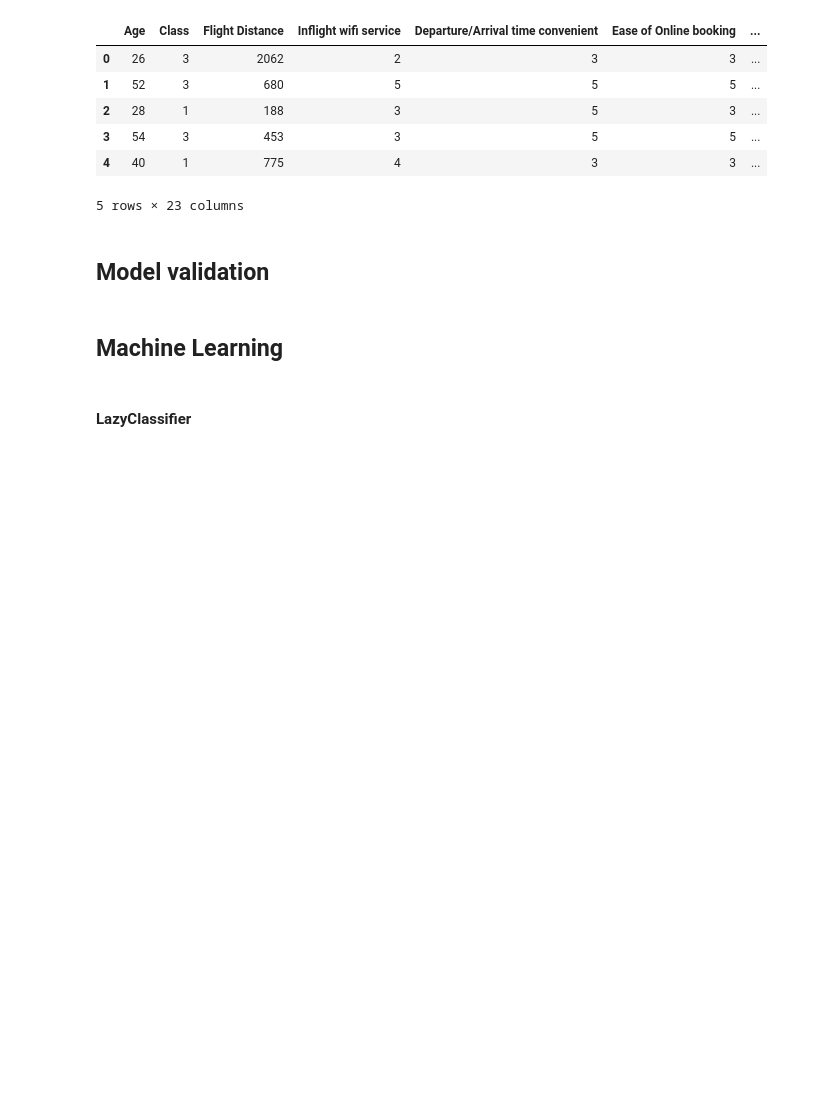
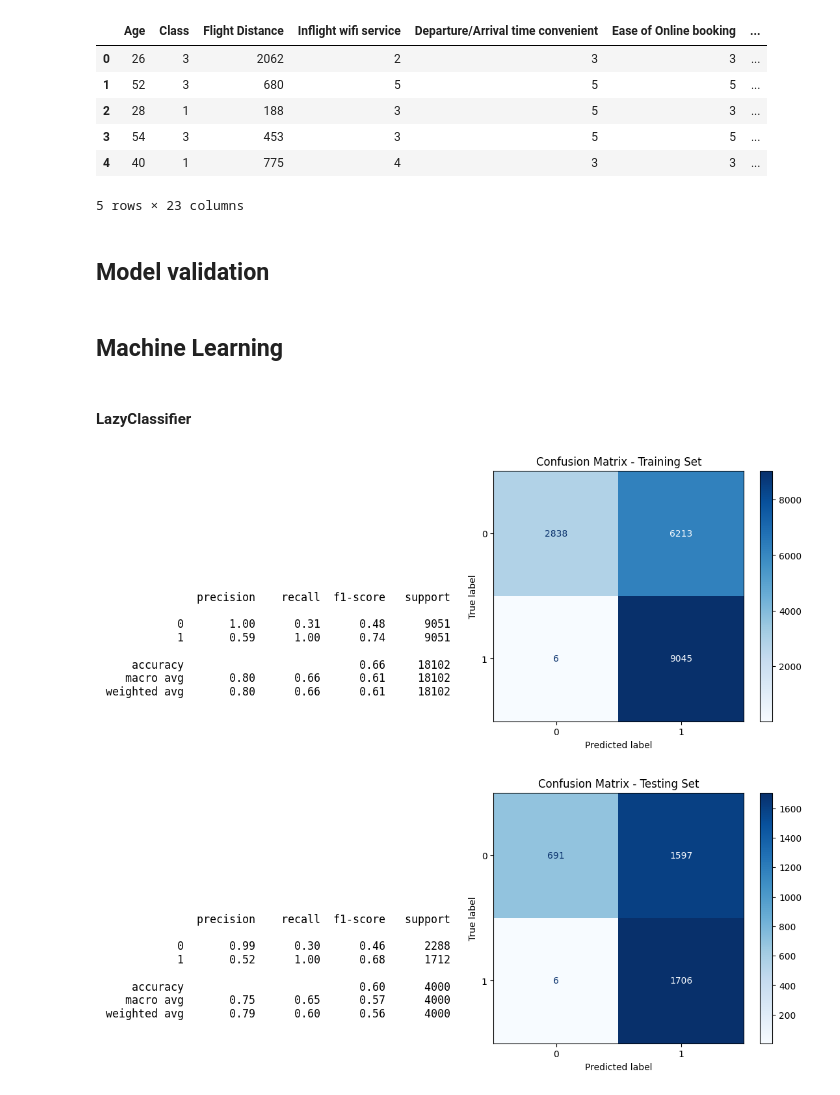
Before and after one commit to shintaronakamura28/airline_customer_satisfaction, a Jupyter notebook: notebooks/ml.ipynb, the cells around one changed output. Saved outputs shown, nothing was run; the diff lists cells and outputs as text; code cells hidden in the pictures; blank space fills up the shorter version.

Commit message:
finished building models, finished visualizing the confusion matrix, finished feature importance

```diff
--- a/notebooks/ml.ipynb
+++ b/notebooks/ml.ipynb
@@ -76,0 +91,47 @@ def create_lazy_classifier():
+# %%
+# Import library
+import lightgbm as lgb
+# Instantiate the LGBMClassifier
+lgbm_model = lgb.LGBMClassifier(verbose=0, random_state=42)
+# Create and save predictions
+train_preds, test_preds = train_and_predict_model(X_train_balanced_df, y_train_balanced, X_test_transformed_df, preprocessor, lgbm_model)
+# %%
+# Function to predict and compare the models
+def evaluate_models(model, X_train, y_train, X_test, y_test):
+
+    # Create prediction on the training set
+    train_preds = np.rint(model.predict(X_train))
+    test_preds = np.rint(model.predict(X_test))
+
+    # Classification report on train set
+    train_report = classification_report(y_train, train_preds)
+    test_report = classification_report(y_test, test_preds)
+
+    # Confusion matrix for the training set
+    cm_train = confusion_matrix(y_train, train_preds)
+    cm_test = confusion_matrix(y_test, test_preds)
+
+    # Plot train summary and confusion matrix side by side
+    fig, axes = plt.subplots(1, 2, figsize=(14, 5))
+    axes[0].text(0.01, 0.05, str(train_report), {'fontsize': 12}, fontproperties="monospace")
+    axes[0].axis('off')
+    disp_train = ConfusionMatrixDisplay(confusion_matrix=cm_train)
+    disp_train.plot(ax=axes[1], cmap='Blues')
+    axes[1].set_title("Confusion Matrix - Training Set")
+
+    # Plot train summary and confusion matrix side by side
+    fig, axes = plt.subplots(1, 2, figsize=(14, 5))
+    axes[0].text(0.01, 0.05, str(test_report), {'fontsize': 12}, fontproperties="monospace")
+    axes[0].axis('off')
+    disp_test = ConfusionMatrixDisplay(confusion_matrix=cm_test)
+    disp_test.plot(ax=axes[1], cmap='Blues')
+    axes[1].set_title("Confusion Matrix - Testing Set")
+
+    plt.show()
+
+    return train_report, test_report
+# %%
+train_report, test_report = evaluate_models(lgbm_model, X_train_balanced, y_train_balanced, X_test_transformed, y_test)
+# %% [output]
+[figure, added]
+[figure, added]
```
Also changed, not shown: parts of 12 cells of this notebook.
